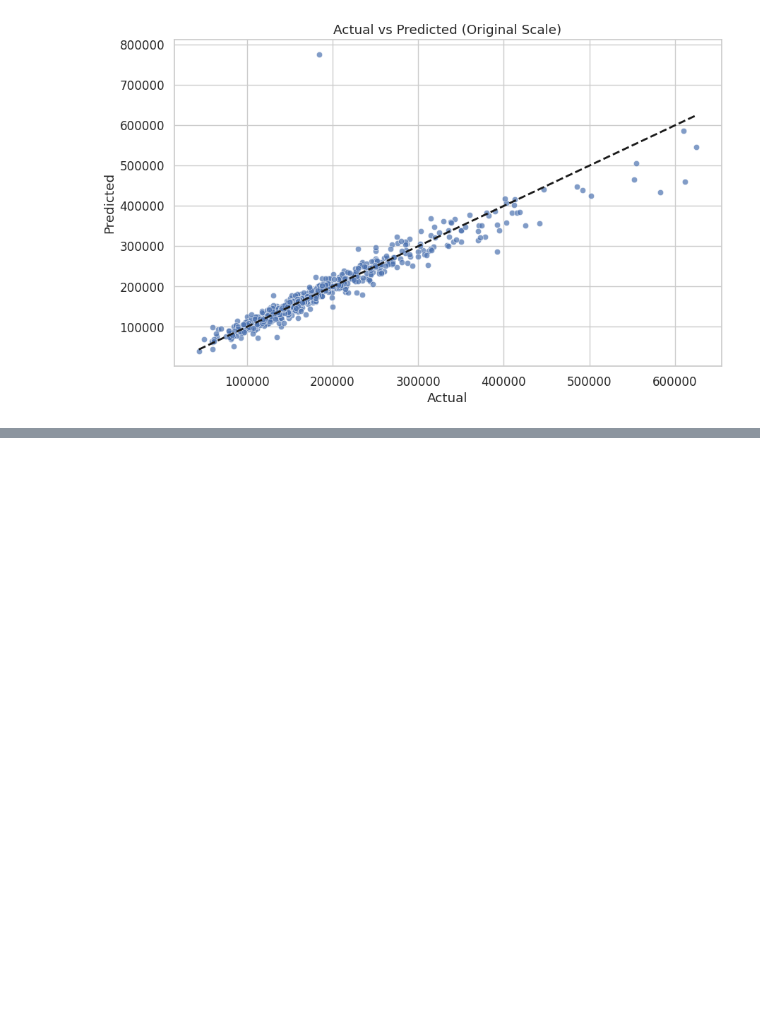
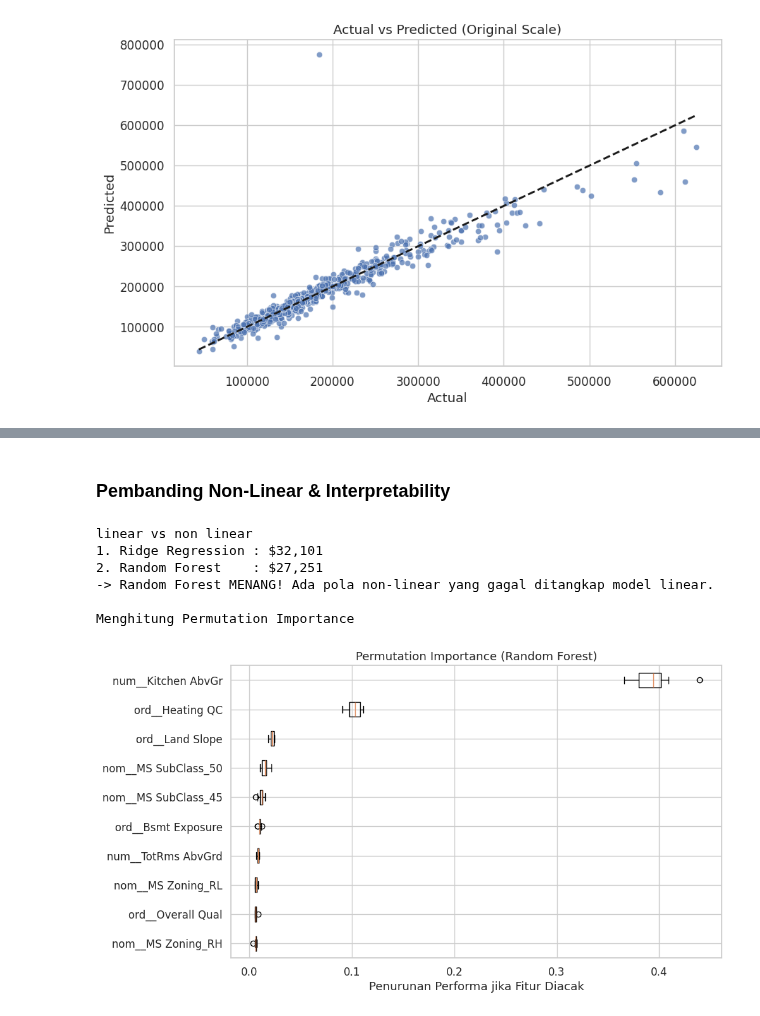
Before and after one commit to Najer-jril/BelajarML, a Jupyter notebook: 02_LEARNING/04_Re-evaluation/LinearModelswithAssumptions.ipynb, the cells around one changed output, grey strips where cells are left out. Drawn from its saved outputs; the diff is of its cells as text; code cells hidden in the pictures; blank space fills up the shorter version.

```diff
--- a/02_LEARNING/04_Re-evaluation/LinearModelswithAssumptions.ipynb
+++ b/02_LEARNING/04_Re-evaluation/LinearModelswithAssumptions.ipynb
@@ -540,0 +594,53 @@ plt.show()
+# %% [markdown]
+### Pembanding Non-Linear & Interpretability
+# %%
+from sklearn.ensemble import RandomForestRegressor
+from sklearn.inspection import permutation_importance
+
+rf_model = Pipeline([
+    ('prep', preprocessor),
+    ('model', RandomForestRegressor(n_estimators=100, random_state=42, n_jobs=-1))
+])
+
+rf_model.fit(X_train, y_train)
+
+y_pred_rf_log = rf_model.predict(X_test)
+y_pred_rf = np.expm1(y_pred_rf_log)
+
+rmse_linear = np.sqrt(mean_squared_error(y_test_dollar, y_pred_dollar))
+rmse_rf = np.sqrt(mean_squared_error(y_test_dollar, y_pred_rf))
+
+print(f"\nlinear vs non linear")
+print(f"1. Ridge Regression : ${rmse_linear:,.0f}")
+print(f"2. Random Forest    : ${rmse_rf:,.0f}")
+
+if rmse_rf < rmse_linear:
+    print("-> Random Forest MENANG! Ada pola non-linear yang gagal ditangkap model linear.")
+else:
+    print("-> Linear Model MENANG! Data ini cukup linear atau RF butuh tuning lebih lanjut.")
+
+
+print("\nMenghitung Permutation Importance")
+result = permutation_importance(
+    rf_model, X_test, y_test, n_repeats=10, random_state=42, n_jobs=-1
+)
+
+sorted_idx = result.importances_mean.argsort()[-10:]
+
+plt.figure(figsize=(10, 6))
+plt.boxplot(
+    result.importances[sorted_idx].T,
+    vert=False,
+    labels=np.array(feature_names)[sorted_idx]
+)
+plt.title("Permutation Importance (Random Forest)")
+plt.xlabel("Penurunan Performa jika Fitur Diacak")
+plt.show()
+# %% [output]
+linear vs non linear
+1. Ridge Regression : $32,101
+2. Random Forest    : $27,251
+-> Random Forest MENANG! Ada pola non-linear yang gagal ditangkap model linear.
+
+Menghitung Permutation Importance
+[figure, added]
```
Also changed, not shown: parts of 4 cells of this notebook.
